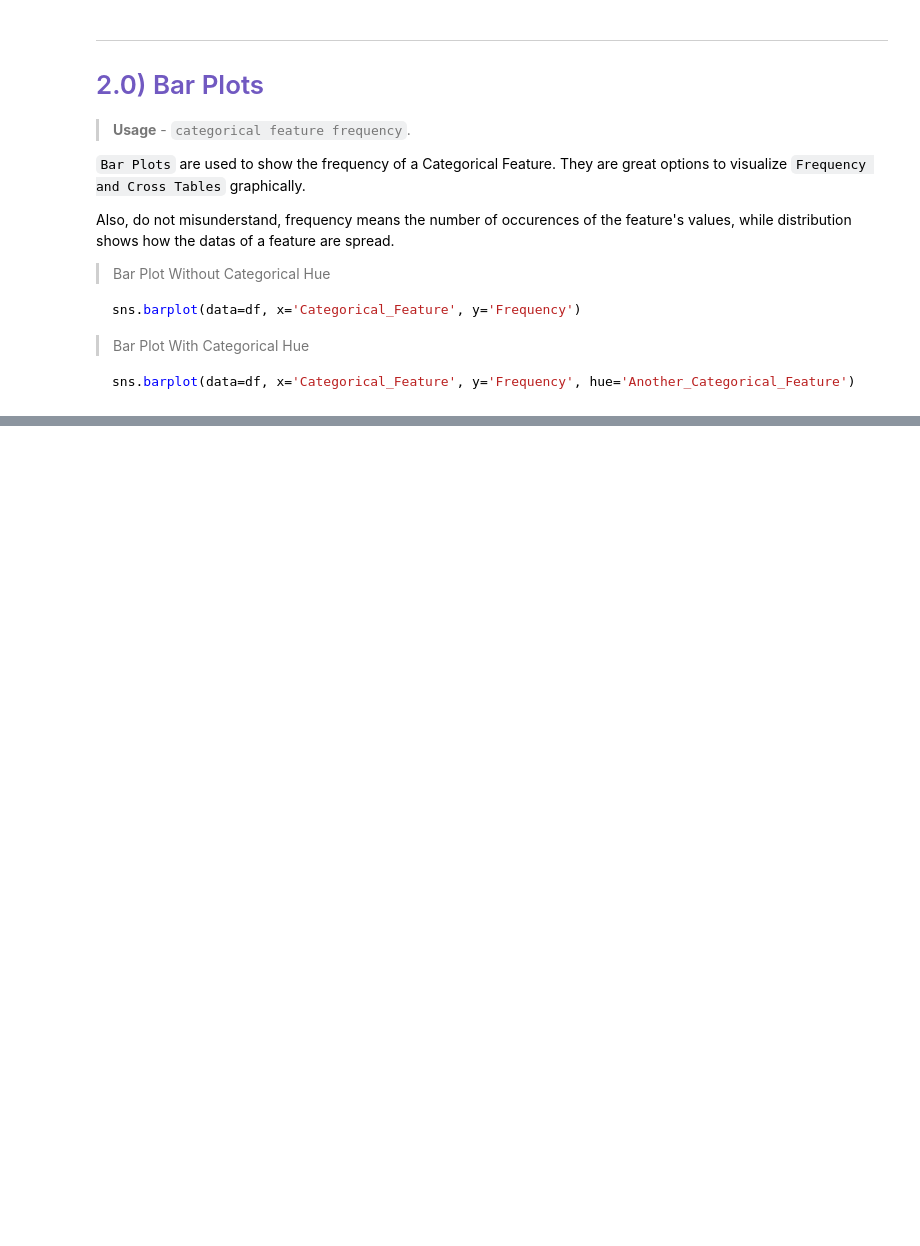
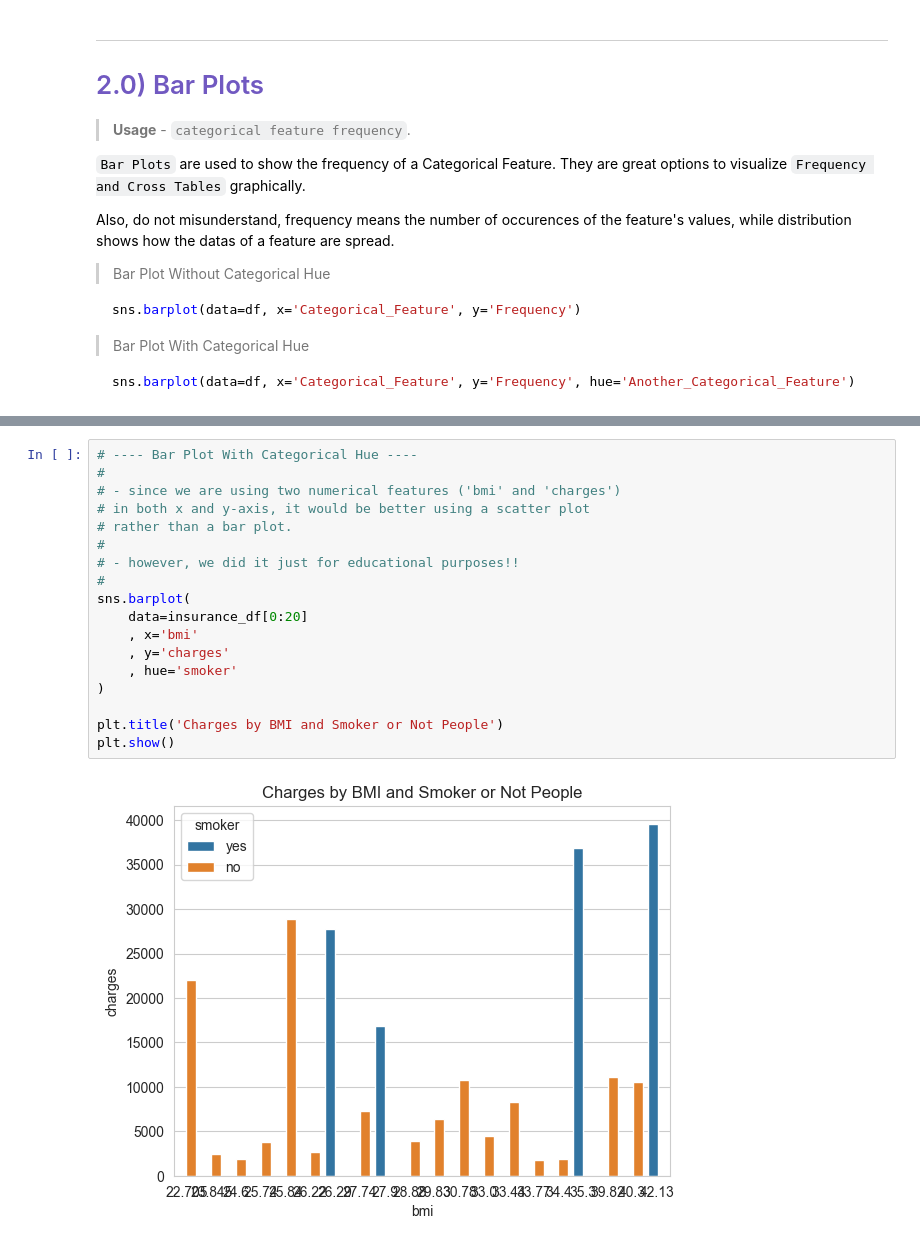
Before and after one commit to CSFelix/data-science-studies, a Jupyter notebook: 02 - Data Visualizations/0 - Plots.ipynb, the cells around one changed output, grey strips where cells are left out. Cells and saved outputs as stored; diff of their text form; blank space fills up the shorter version.

```diff
--- a/02 - Data Visualizations/0 - Plots.ipynb
+++ b/02 - Data Visualizations/0 - Plots.ipynb
@@ -333,0 +364,20 @@ sns.barplot(data=df, x='Categorical_Feature', y='Frequency', hue='Another_Catego
+# %%
+# ---- Bar Plot With Categorical Hue ----
+#
+# - since we are using two numerical features ('bmi' and 'charges')
+# in both x and y-axis, it would be better using a scatter plot
+# rather than a bar plot.
+#
+# - however, we did it just for educational purposes!!
+#
+sns.barplot(
+    data=insurance_df[0:20]
+    , x='bmi'
+    , y='charges'
+    , hue='smoker'
+)
+
+plt.title('Charges by BMI and Smoker or Not People')
+plt.show()
+# %% [output]
+[figure, added]
```
Also changed, not shown: parts of 25 cells of this notebook.
